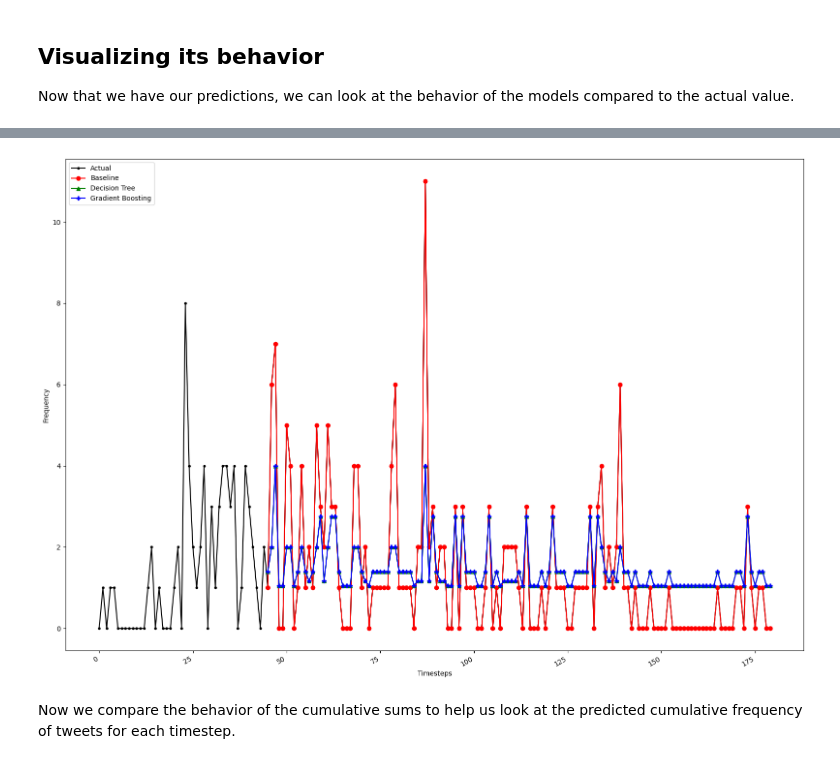
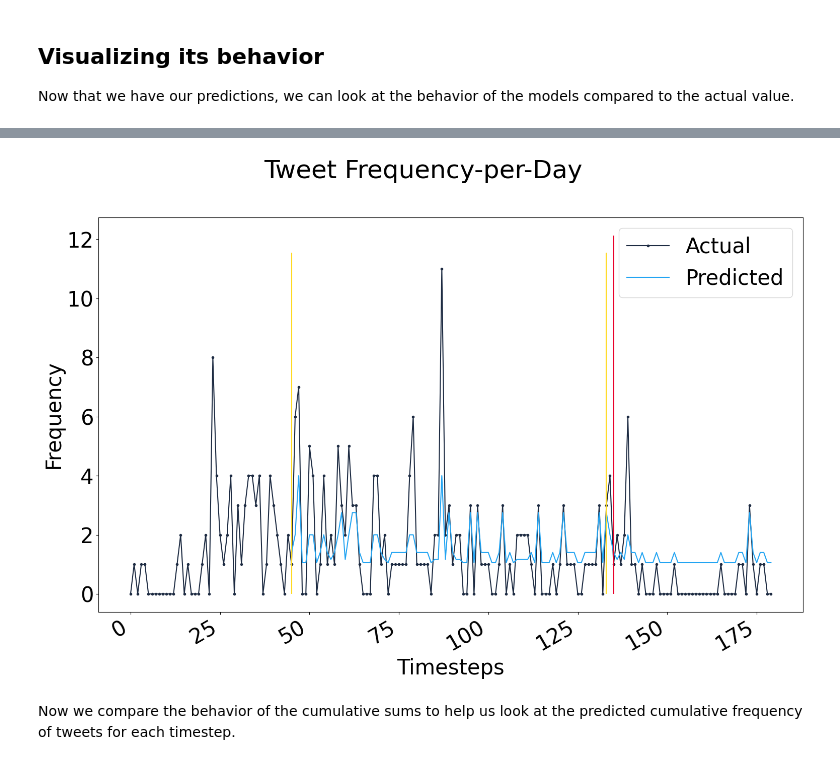
Before and after one commit to deckardsworkspace/cs132-group3, a Jupyter notebook: model-and-results/ml.ipynb, the cells around one changed output, grey strips where cells are left out. Cells and saved outputs as stored; diff of their text form; code cells hidden in the pictures.

Commit message:
ml: changed graphs

```diff
--- a/model-and-results/ml.ipynb
+++ b/model-and-results/ml.ipynb
@@ -5,6 +5,7 @@ In this notebook, we follow instructions [here](https://towardsdatascience.com/t
 import numpy as np
 import pandas as pd
 import matplotlib.pyplot as plt
+plt.rcParams['font.size'] = 30
 
 df = pd.read_csv('cs132_datefreq.csv')
 df.columns = ['Date', 'Frequency']
@@ -156,17 +142,25 @@ df_combined
 # %%
 fig, ax = plt.subplots(figsize=(16, 11))
-ax.plot(df_combined['Frequency'], marker='.', color='black', label='Actual')
-ax.plot(df_combined['Baseline Prediction'], marker='o', color='red', label='Baseline')
-ax.plot(df_combined['Decision Tree Prediction'], marker='^', color='green', label='Decision Tree')
-ax.plot(df_combined['Gradient Boosting Prediction'], marker='P', color='blue', label='Gradient Boosting')
+ax.plot(df_combined['Frequency'], marker='.', color='#1D2B42', label='Actual')
+# ax.plot(df_combined['Baseline Prediction'], linestyle=':', color='gray', label='Baseline')
+ax.plot(df_combined['Decision Tree Prediction'], linestyle='-', color='#22A4F2', label='Predicted')
+# ax.plot(df_combined['Gradient Boosting Prediction'], linestyle=(0, (3, 10, 1, 10)), color='blue', label='Gradient Boosting')
+
+plt.vlines(x = [45, 133], ymin = 0, ymax = max(ax.get_ylim()),
+           colors = '#FFDA21')
+
+plt.vlines(x = 135, ymin = 0, ymax = max(ax.get_ylim()),
+           colors = '#E9012B')
+
 ax.set_xlabel('Timesteps')
 ax.set_ylabel('Frequency')
 
-plt.legend(loc=2)
+plt.suptitle('Tweet Frequency-per-Day')
+plt.legend(loc=1)
 fig.autofmt_xdate()
 plt.tight_layout()
 # %% [output]
-[figure, old version]
+[figure, new version]
 # %% [markdown]
 Now we compare the behavior of the cumulative sums to help us look at the predicted cumulative frequency of tweets for each timestep.
 # %%
```
Also changed, not shown: parts of 5 cells of this notebook.
